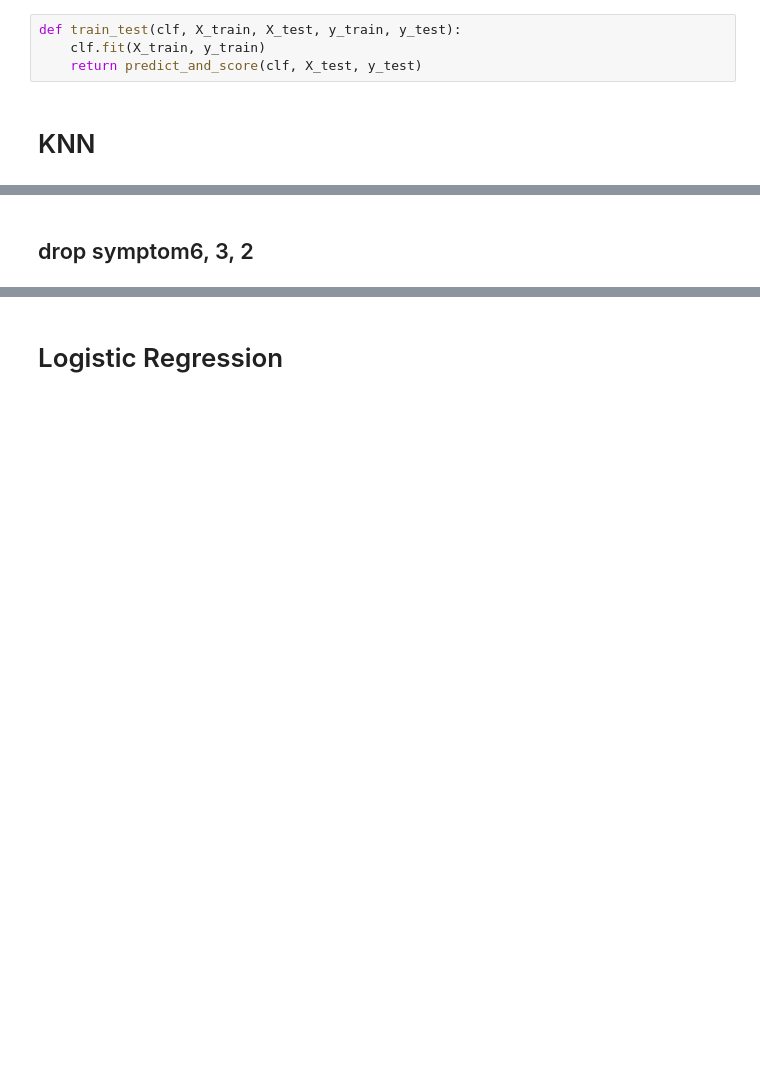
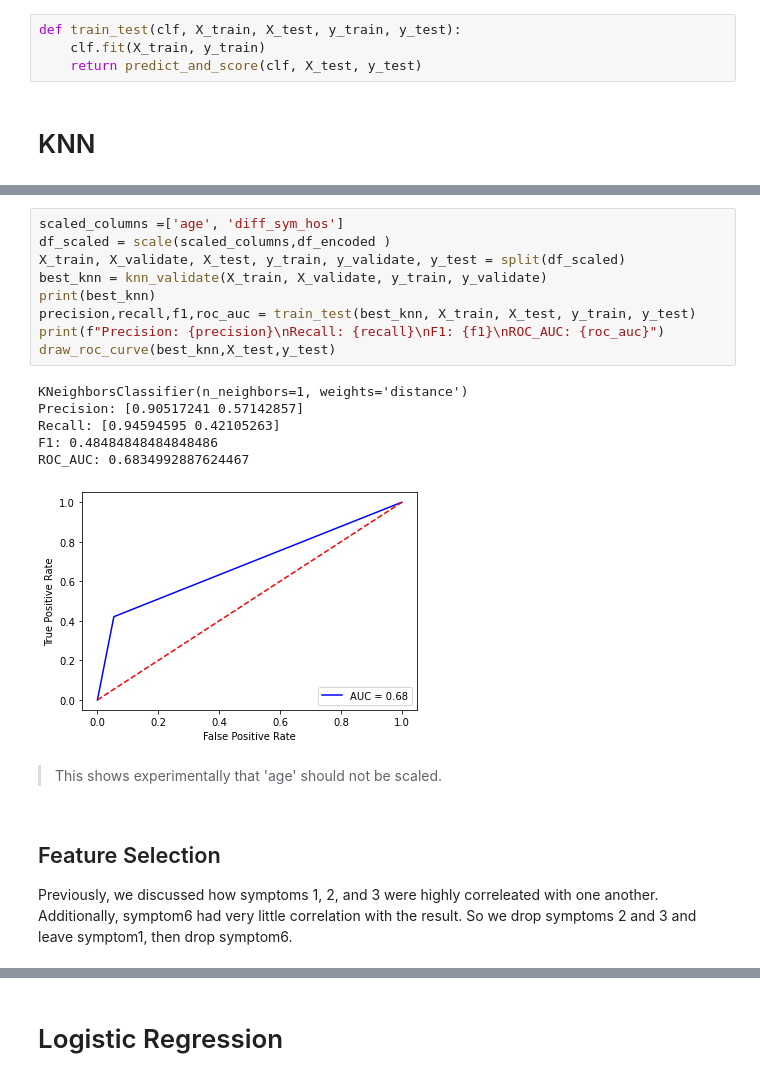
Before and after one commit to YMaher99/Machine-Learning-Course-Project, a Jupyter notebook: covid_merge.ipynb, the cells around one changed output, grey strips where cells are left out. Drawn from its saved outputs; the diff is of its cells as text; blank space fills up the shorter version.

```diff
--- a/covid_merge.ipynb
+++ b/covid_merge.ipynb
@@ -266,3 +257,22 @@ KNeighborsClassifier(n_neighbors=3, weights='distance')
+# %%
+scaled_columns =['age', 'diff_sym_hos']
+df_scaled = scale(scaled_columns,df_encoded )
+X_train, X_validate, X_test, y_train, y_validate, y_test = split(df_scaled)
+best_knn = knn_validate(X_train, X_validate, y_train, y_validate)
+print(best_knn)
+precision,recall,f1,roc_auc = train_test(best_knn, X_train, X_test, y_train, y_test)
+print(f"Precision: {precision}\nRecall: {recall}\nF1: {f1}\nROC_AUC: {roc_auc}")
+draw_roc_curve(best_knn,X_test,y_test)
+# %% [output]
+KNeighborsClassifier(n_neighbors=1, weights='distance')
+Precision: [0.90517241 0.57142857]
+Recall: [0.94594595 0.42105263]
+F1: 0.48484848484848486
+ROC_AUC: 0.6834992887624467
+[figure, added]
+# %% [markdown]
+> This shows experimentally that 'age' should not be scaled.
 # %% [markdown]
-## drop symptom6, 3, 2
+## Feature Selection
+Previously, we discussed how symptoms 1, 2, and 3 were highly correleated with one another. Additionally, symptom6 had very little correlation with the result. So we drop symptoms 2 and 3 and leave symptom1, then drop symptom6.
 # %%
```
Also changed, not shown: parts of 79 cells of this notebook, 2 other files.
